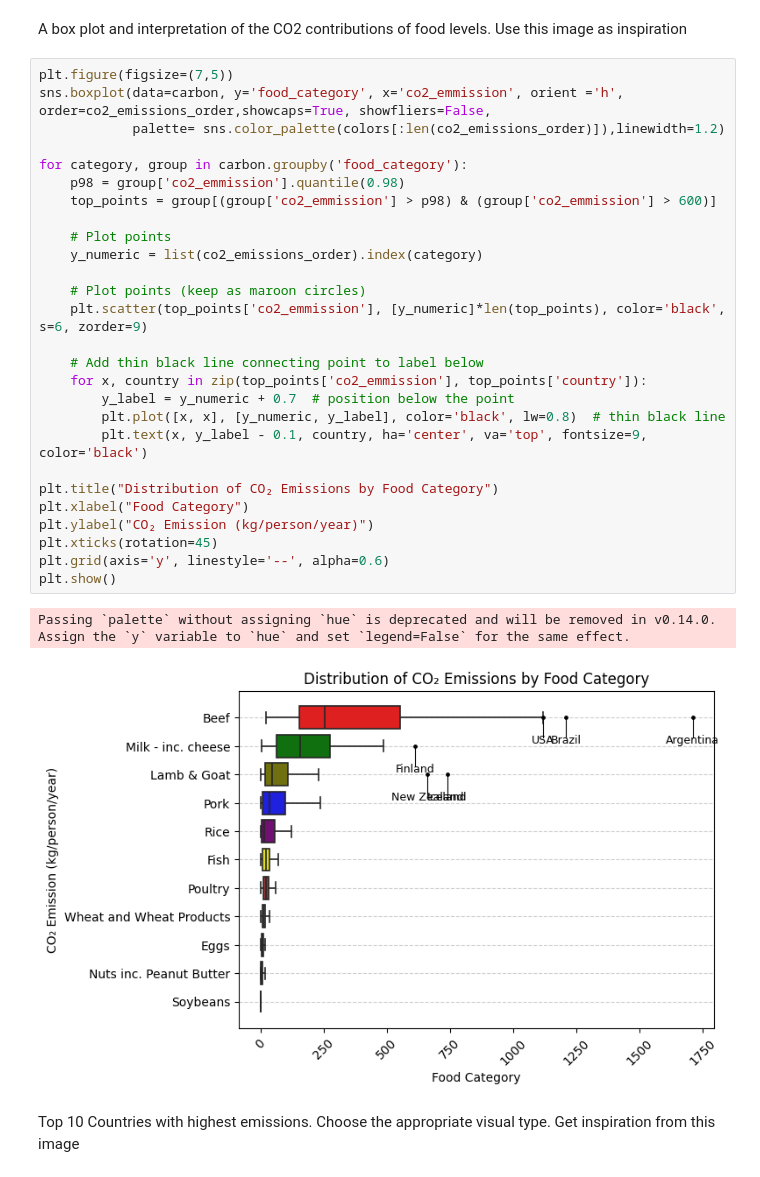
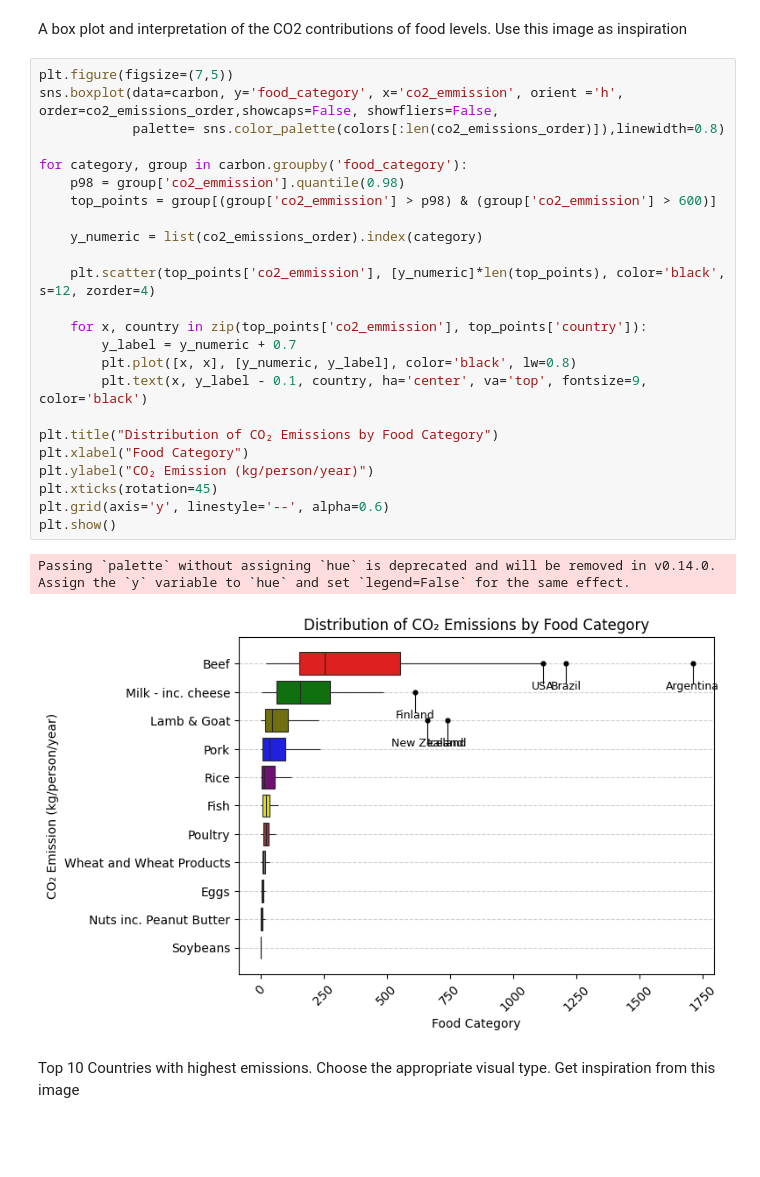
Before and after one commit to theAtieno/Py-Data-Class, a Jupyter notebook: Pandas_Weekly_projects/Pandas_Week3/food_carbon_footprint.ipynb, the cells around one changed output. Drawn from its saved outputs; the diff is of its cells as text; blank space fills up the shorter version.

```diff
--- a/Pandas_Weekly_projects/Pandas_Week3/food_carbon_footprint.ipynb
+++ b/Pandas_Weekly_projects/Pandas_Week3/food_carbon_footprint.ipynb
@@ -251,34 +250,31 @@ colors = 'red','green', 'olive', 'blue','purple','yellow','brown','gray','gray',
 A box plot and interpretation of the CO2 contributions of food levels. Use this image as inspiration
 # %%
 plt.figure(figsize=(7,5))
-sns.boxplot(data=carbon, y='food_category', x='co2_emmission', orient ='h', order=co2_emissions_order,showcaps=True, showfliers=False,
-            palette= sns.color_palette(colors[:len(co2_emissions_order)]),linewidth=1.2)
+sns.boxplot(data=carbon, y='food_category', x='co2_emmission', orient ='h', order=co2_emissions_order,showcaps=False, showfliers=False,
+            palette= sns.color_palette(colors[:len(co2_emissions_order)]),linewidth=0.8)
 
 for category, group in carbon.groupby('food_category'):
     p98 = group['co2_emmission'].quantile(0.98)
     top_points = group[(group['co2_emmission'] > p98) & (group['co2_emmission'] > 600)]
 
-    # Plot points
     y_numeric = list(co2_emissions_order).index(category)
 
-    # Plot points (keep as maroon circles)
-    plt.scatter(top_points['co2_emmission'], [y_numeric]*len(top_points), color='black', s=6, zorder=9)
+    plt.scatter(top_points['co2_emmission'], [y_numeric]*len(top_points), color='black', s=12, zorder=4)
 
-    # Add thin black line connecting point to label below
     for x, country in zip(top_points['co2_emmission'], top_points['country']):
-        y_label = y_numeric + 0.7  # position below the point
-        plt.plot([x, x], [y_numeric, y_label], color='black', lw=0.8)  # thin black line
+        y_label = y_numeric + 0.7
+        plt.plot([x, x], [y_numeric, y_label], color='black', lw=0.8)
         plt.text(x, y_label - 0.1, country, ha='center', va='top', fontsize=9, color='black')
 
 plt.title("Distribution of CO₂ Emissions by Food Category")
 plt.xlabel("Food Category")
 plt.ylabel("CO₂ Emission (kg/person/year)")
 plt.xticks(rotation=45)
 plt.grid(axis='y', linestyle='--', alpha=0.6)
 plt.show()
 # %% [output]
 Passing `palette` without assigning `hue` is deprecated and will be removed in v0.14.0. Assign the `y` variable to `hue` and set `legend=False` for the same effect.
-[figure, old version]
+[figure, new version]
 # %% [markdown]
 Top 10 Countries with highest emissions. Choose the appropriate visual type. Get inspiration from this image
 # %% [markdown]
```
Also changed, not shown: parts of 2 cells of this notebook.
